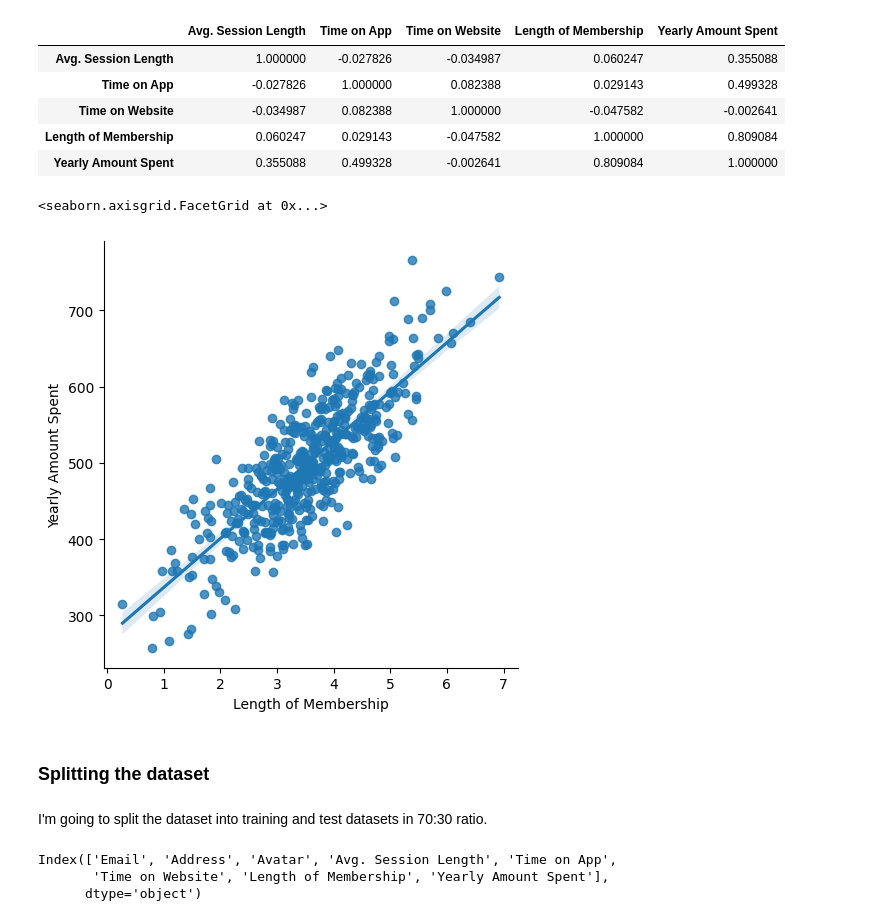
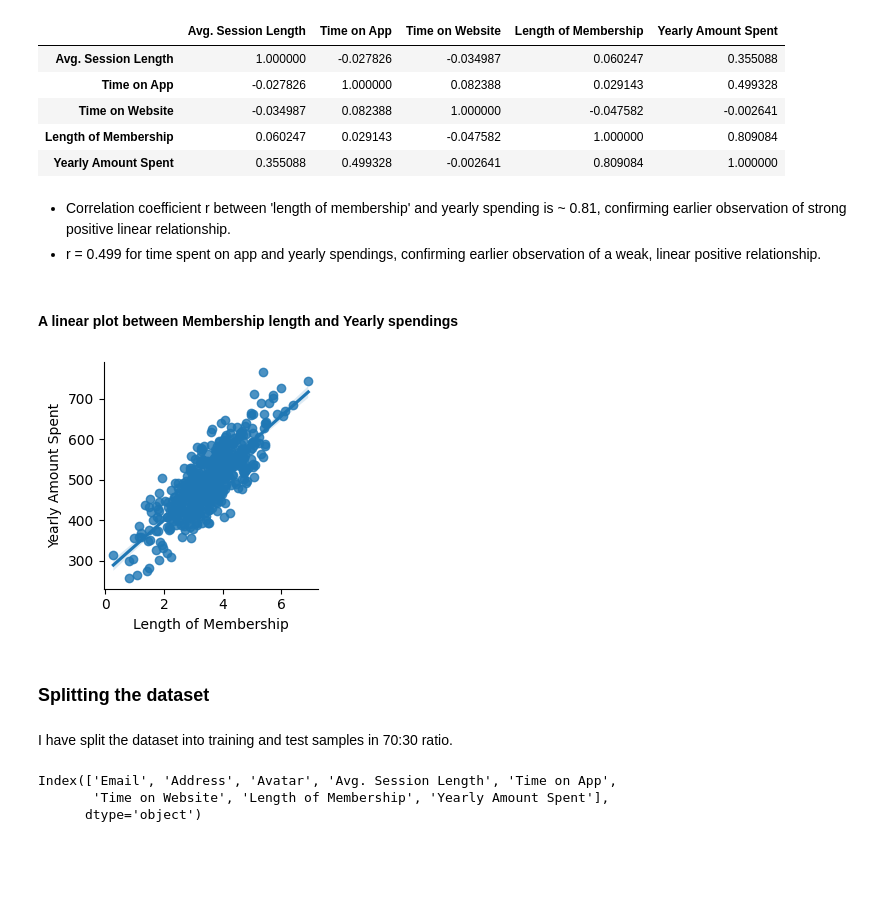
Before and after one commit to Cshefali/Data-Science-Projects-Python, a Jupyter notebook: Linear Regression- Ecommerce User Behavior.ipynb, the cells around one changed output. Cells and saved outputs as stored; diff of their text form; code cells hidden in the pictures; blank space fills up the shorter version.

```diff
--- a/Linear Regression- Ecommerce User Behavior.ipynb
+++ b/Linear Regression- Ecommerce User Behavior.ipynb
@@ -84,13 +93,18 @@ customers.corr()
 | Time on Website | -0.034987 | 0.082388 | 1.000000 | -0.047582 | -0.002641 |
 | Length of Membership | 0.060247 | 0.029143 | -0.047582 | 1.000000 | 0.809084 |
 | Yearly Amount Spent | 0.355088 | 0.499328 | -0.002641 | 0.809084 | 1.000000 |
+# %% [markdown]
+- Correlation coefficient r between 'length of membership' and yearly spending is ~ 0.81, confirming earlier observation of strong positive linear relationship.
+- r = 0.499 for time spent on app and yearly spendings, confirming earlier observation of a weak, linear positive relationship.
+# %% [markdown]
+#### A linear plot between Membership length and Yearly spendings
 # %%
-sns.lmplot(x='Length of Membership', y = 'Yearly Amount Spent', data = customers)
+sns.lmplot(x='Length of Membership', y = 'Yearly Amount Spent', data = customers, height = 3)
+plt.show()
 # %% [output]
-<seaborn.axisgrid.FacetGrid at 0x...>
-[figure, old version]
+[figure, new version]
 # %% [markdown]
 ### Splitting the dataset
 # %% [markdown]
-I'm going to split the dataset into training and test datasets in 70:30 ratio.
+I have split the dataset into training and test samples in 70:30 ratio.
 # %%
```
Also changed, not shown: parts of 31 cells of this notebook.
